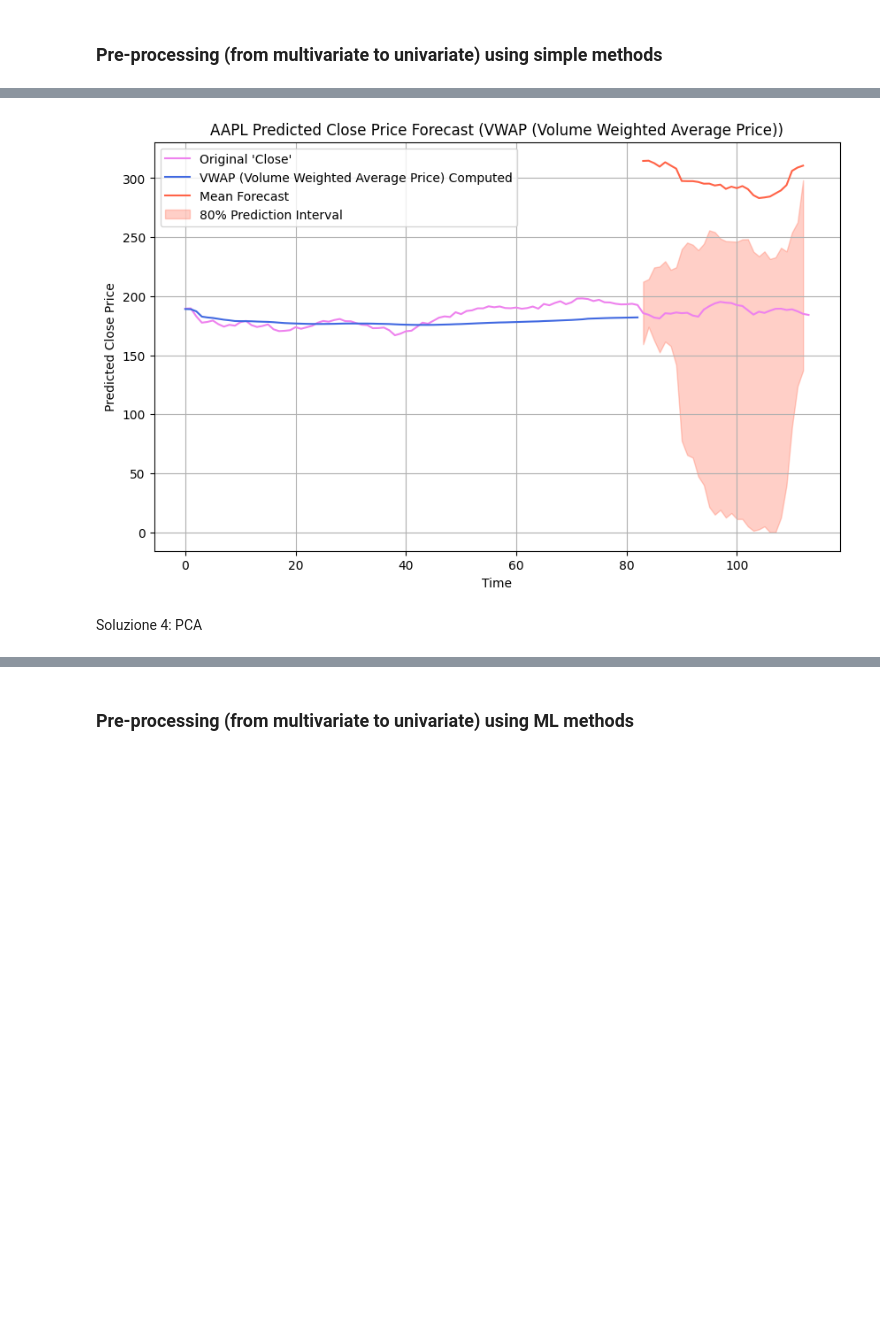
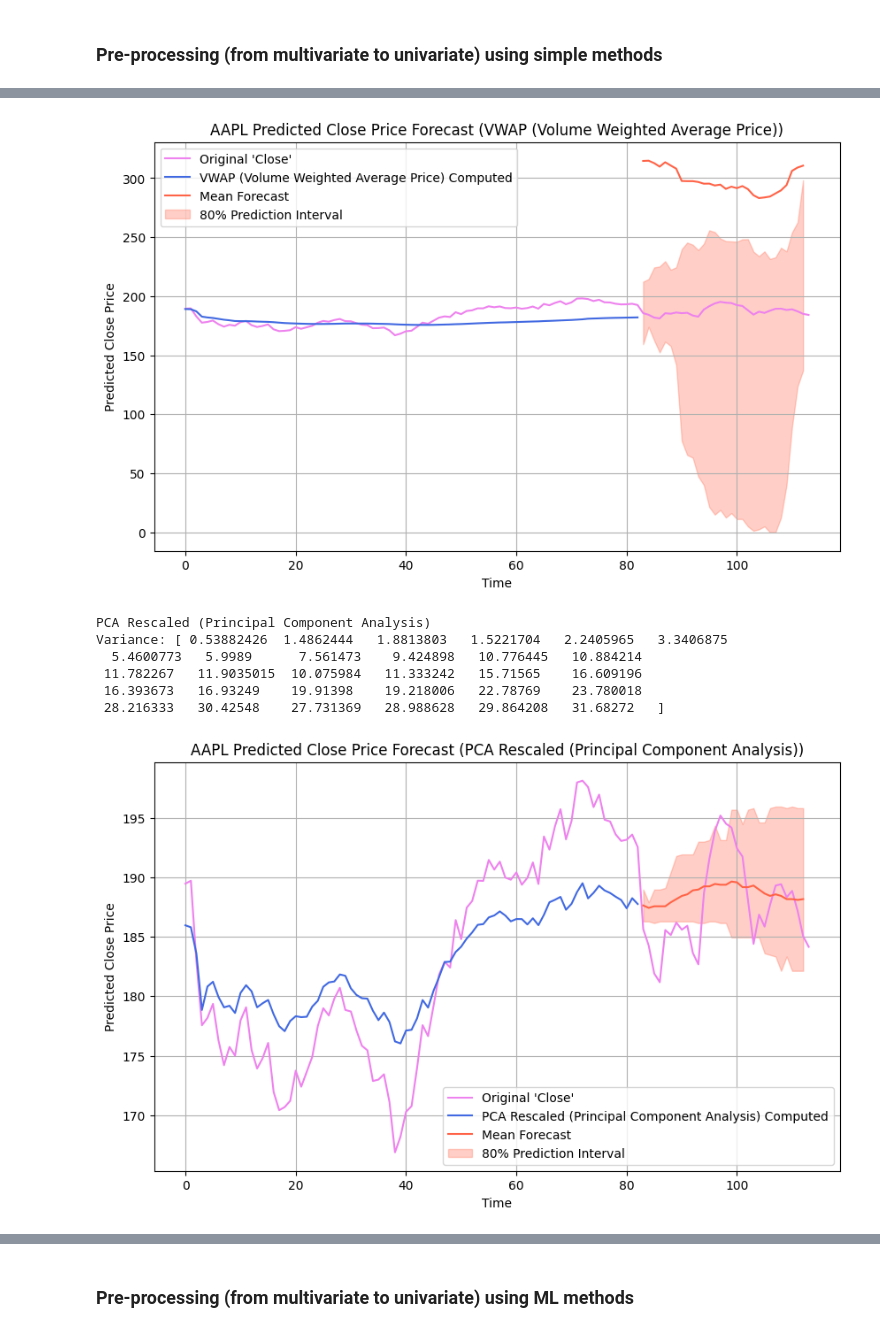
Before and after one commit to JackBstn/Chronos_multivariate, a Jupyter notebook: mv_chronos.ipynb, the cells around one changed output, grey strips where cells are left out. Drawn from its saved outputs; the diff is of its cells as text; code cells hidden in the pictures; blank space fills up the shorter version.

```diff
--- a/mv_chronos.ipynb
+++ b/mv_chronos.ipynb
@@ -91,6 +91,8 @@ Variance: [  4.5395927   7.8084564   8.279922    6.9867454  10.776463   25.12707
 import pandas as pd
 import yfinance as yf
 import torch
+from sklearn.decomposition import PCA
+from sklearn.preprocessing import StandardScaler
 from chronos import BaseChronosPipeline
 import matplotlib.pyplot as plt
 import numpy as np
@@ -104,9 +106,24 @@ np.random.seed(seed)
 
 # Scarica i dati da Yahoo Finance
 symbol = "AAPL"
-data = yf.download(symbol, start="2023-09-01", end="2023-12-31", progress=False) # data to trasform from multivariate to univariate
-data_to_predict = yf.download(symbol, start="2024-01-01", end="2024-02-15", progress=False) # data to predict with chronos
-all_close_values = np.concatenate([data['Close'].values, data_to_predict['Close'].values]) # extract Close column
+data = yf.download(symbol, start="2023-09-01", end="2023-12-31", progress=False)
+data_to_predict = yf.download(symbol, start="2024-01-01", end="2024-02-15", progress=False)
+all_close_values = np.concatenate([data['Close'].values, data_to_predict['Close'].values])
+
+# Standardizza i dati
+scaler = StandardScaler()
+scaled_data = scaler.fit_transform(data[['Open', 'High', 'Low', 'Close', 'Volume']])
+
+# Applica PCA
+def calculate_pca(data, scaler):
+    pca = PCA(n_components=1)
+    aapl_pca = pca.fit_transform(data)
+    explained_variance = pca.explained_variance_ratio_[0]
+    print(f"Explained Variance Ratio of the first component: {explained_variance}")
+    return aapl_pca.flatten() * np.sqrt(pca.explained_variance_[0]) + scaler.mean_[3]  # Shift by Close mean
+
+aapl_pca_rescaled = calculate_pca(scaled_data, scaler)
+aapl_pca_series = pd.Series(aapl_pca_rescaled, index=data.index)
 
 # Soluzione 1: Media pesata tra Open, High, Low e Close
 weights = {'Open': 0.2, 'High': 0.3, 'Low': 0.3, 'Close': 0.2}
@@ -132,7 +149,8 @@ pipeline = BaseChronosPipeline.from_pretrained(
 methods = {
     "Weighted Mean (Open, High, Low, Close)": aapl_combined,
     "Arithmetic Mean": aapl_mean,
-    "VWAP (Volume Weighted Average Price)": aapl_vwap
+    "VWAP (Volume Weighted Average Price)": aapl_vwap,
+    "PCA Rescaled (Principal Component Analysis)": aapl_pca_series
 }
 
 for title, close_prices in methods.items():
@@ -165,23 +184,28 @@ for title, close_prices in methods.items():
 Weighted Mean (Open, High, Low, Close)
 Variance: [ 387.398    536.2192   625.6955   804.7882   953.84045  825.9254
   978.5584  1039.0046  1174.649   1176.5692  1653.675   1972.8486
  2213.4082  2650.1216  2902.4233  3359.8743  3312.845   4365.923
  4575.758   4183.389   3869.052   4594.2383  5593.992   5645.203
  5350.7666  4527.435   3500.5723  2691.5103  2264.4946  2220.2808 ]
 [figure]
 Arithmetic Mean
 Variance: [  1.3049151   2.1300044   2.6187732   4.641132    9.667891   13.273163
   13.860582   14.147573   25.936443   32.622322   41.16012    59.45553
   88.71471    99.90717   118.072525  111.566     121.23384   140.42613
  127.3323    129.16183   131.11693   132.45766   135.70871   141.08974
  146.52455   155.30896   169.96777   179.6312    176.7479    188.9224   ]
 [figure]
 VWAP (Volume Weighted Average Price)
 Variance: [335359.3  335853.2  337305.84 338195.75 337285.56 337944.25 339111.56
  343879.03 344364.06 344560.84 344823.56 345805.28 346189.6  346428.9
  346277.22 347451.75 347160.94 347686.94 347273.2  347970.1  348809.97
  349291.1  349444.06 349476.88 348732.75 347684.94 345765.34 341150.
  340620.88 340555.88]
 [figure]
+PCA Rescaled (Principal Component Analysis)
+Variance: [ 0.53882426  1.4862444   1.8813803   1.5221704   2.2405965   3.3406875
+  5.4600773   5.9989      7.561473    9.424898   10.776445   10.884214
+ 11.782267   11.9035015  10.075984   11.333242   15.71565    16.609196
+ 16.393673   16.93249    19.91398    19.218006   22.78769    23.780018
+ 28.216333   30.42548    27.731369   28.988628   29.864208   31.68272   ]
+[figure, added]
-# %% [markdown]
-Soluzione 4: PCA
```
Also changed, not shown: parts of 3 cells of this notebook.
